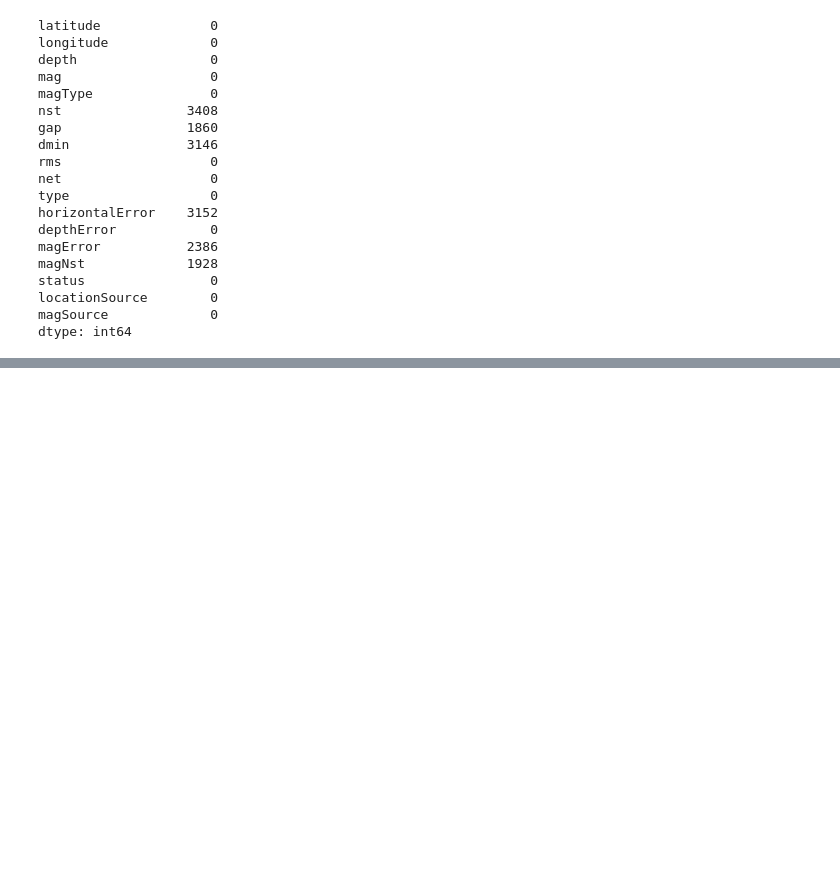
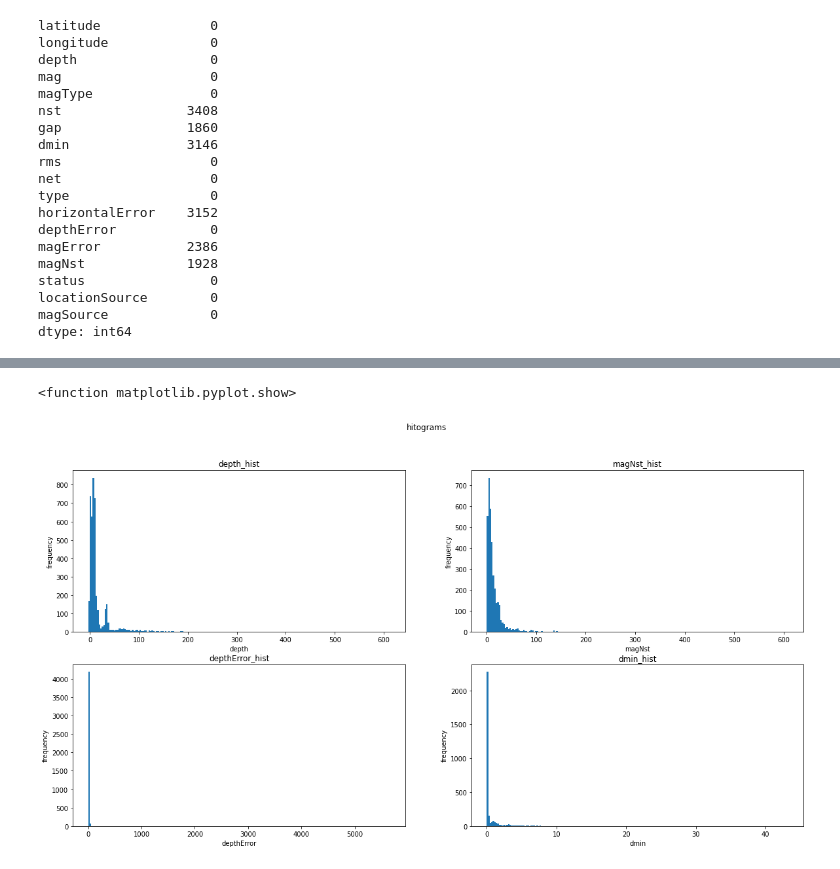
Before and after one commit to hungrycarpet/Quakedet, a Jupyter notebook: earthquake.ipynb, the cells around one changed output, grey strips where cells are left out. Saved outputs shown, nothing was run; the diff lists cells and outputs as text; code cells hidden in the pictures; blank space fills up the shorter version.

```diff
--- a/earthquake.ipynb
+++ b/earthquake.ipynb
@@ -184,0 +207,16 @@ train_data,val_data=train_test_split(train_data,test_size=0.12,random_state=43)
+# %%
+fig=plt.figure(figsize=(20,10))
+hist_columns=['depth','magNst','depthError','dmin']
+ranges=[()]
+for i in range(4):
+  ax=fig.add_subplot(2,2,i+1)
+  ax.hist(train_data[hist_columns[i]],bins=200)
+  ax.set_xlabel(hist_columns[i])
+  ax.set_ylabel('frequency')
+  ax.set_title(hist_columns[i]+'_'+'hist')
+
+fig.suptitle('hitograms')
+plt.show
+# %% [output]
+<function matplotlib.pyplot.show>
+[figure, added]
```
Also changed, not shown: parts of 17 cells of this notebook.
